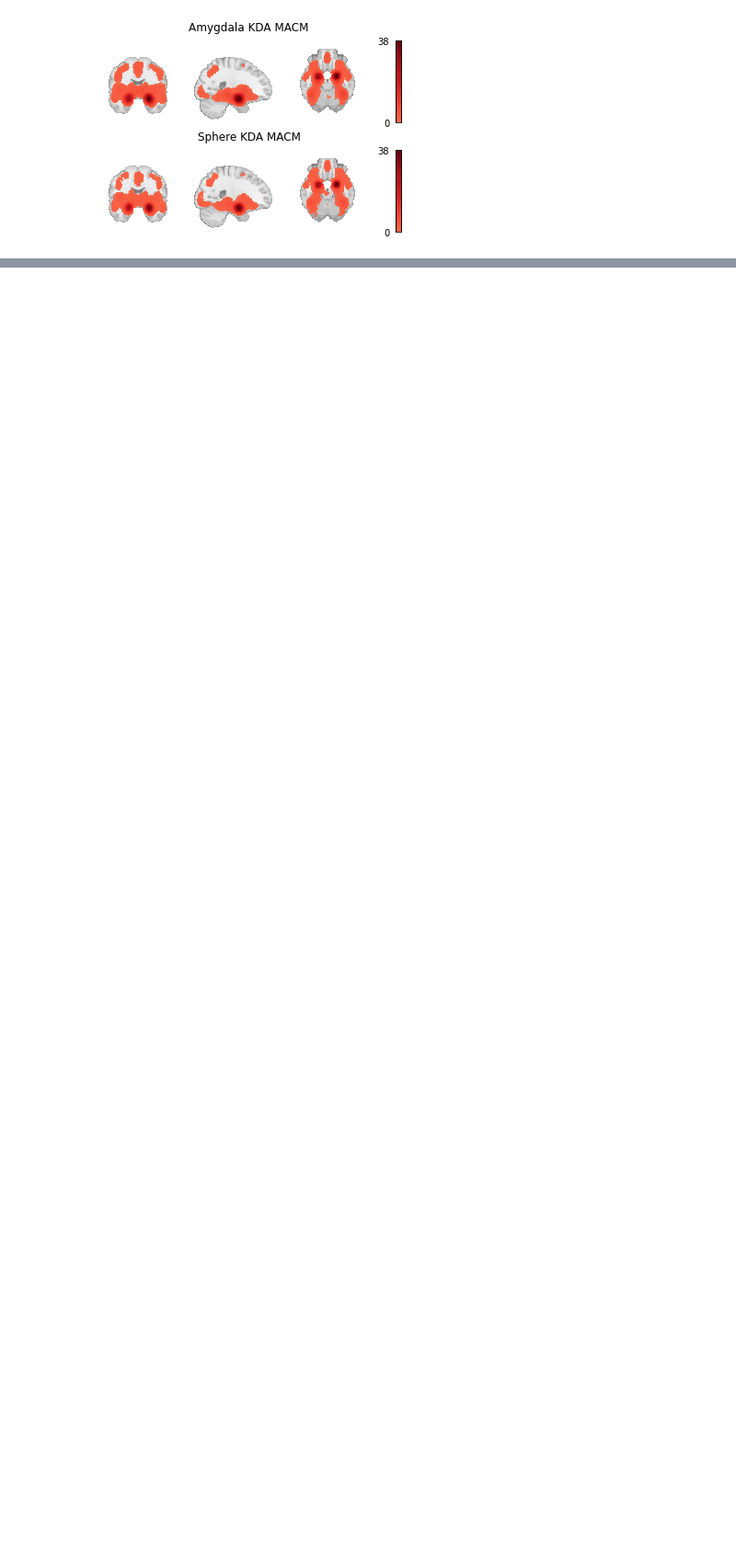
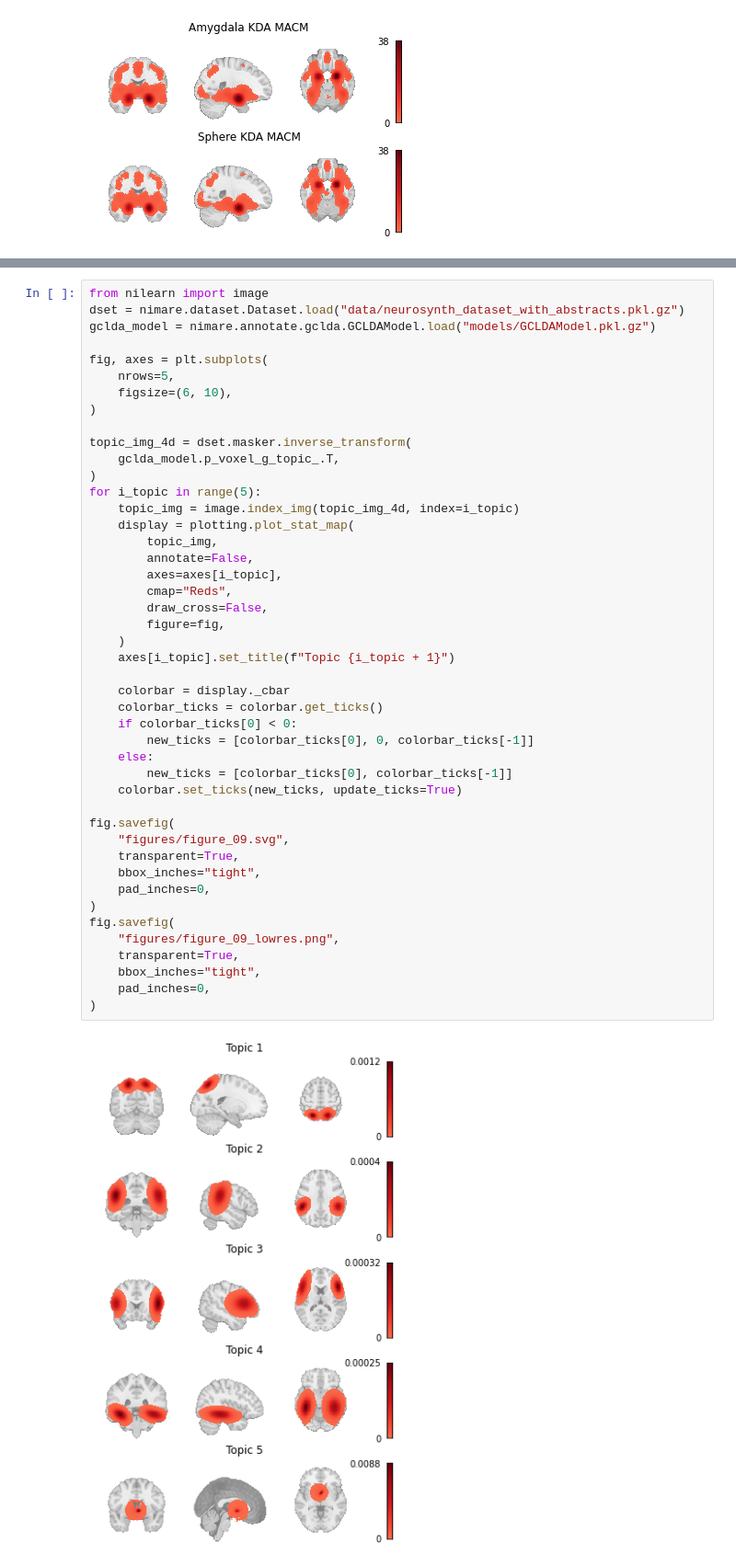
Before and after one commit to NBCLab/nimare-paper, a Jupyter notebook: generate_results_figures.ipynb, the cells around one changed output, grey strips where cells are left out. Shown at 92% size. Drawn from its saved outputs; the diff is of its cells as text; blank space fills up the shorter version.

Commit message:
Finish with standard figures.

```diff
--- a/generate_figures_part1.ipynb
+++ b/generate_results_figures.ipynb
@@ -373,0 +376,47 @@ fig.savefig(
+# %%
+from nilearn import image
+dset = nimare.dataset.Dataset.load("data/neurosynth_dataset_with_abstracts.pkl.gz")
+gclda_model = nimare.annotate.gclda.GCLDAModel.load("models/GCLDAModel.pkl.gz")
+
+fig, axes = plt.subplots(
+    nrows=5,
+    figsize=(6, 10),
+)
+
+topic_img_4d = dset.masker.inverse_transform(
+    gclda_model.p_voxel_g_topic_.T,
+)
+for i_topic in range(5):
+    topic_img = image.index_img(topic_img_4d, index=i_topic)
+    display = plotting.plot_stat_map(
+        topic_img,
+        annotate=False,
+        axes=axes[i_topic],
+        cmap="Reds",
+        draw_cross=False,
+        figure=fig,
+    )
+    axes[i_topic].set_title(f"Topic {i_topic + 1}")
+
+    colorbar = display._cbar
+    colorbar_ticks = colorbar.get_ticks()
+    if colorbar_ticks[0] < 0:
+        new_ticks = [colorbar_ticks[0], 0, colorbar_ticks[-1]]
+    else:
+        new_ticks = [colorbar_ticks[0], colorbar_ticks[-1]]
+    colorbar.set_ticks(new_ticks, update_ticks=True)
+
+fig.savefig(
+    "figures/figure_09.svg",
+    transparent=True,
+    bbox_inches="tight",
+    pad_inches=0,
+)
+fig.savefig(
+    "figures/figure_09_lowres.png",
+    transparent=True,
+    bbox_inches="tight",
+    pad_inches=0,
+)
+# %% [output]
+[figure, added]
```
Also changed, not shown: parts of 7 cells of this notebook, 13 other files.
